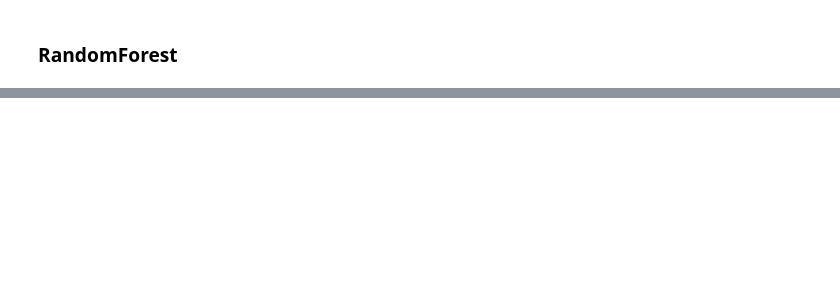
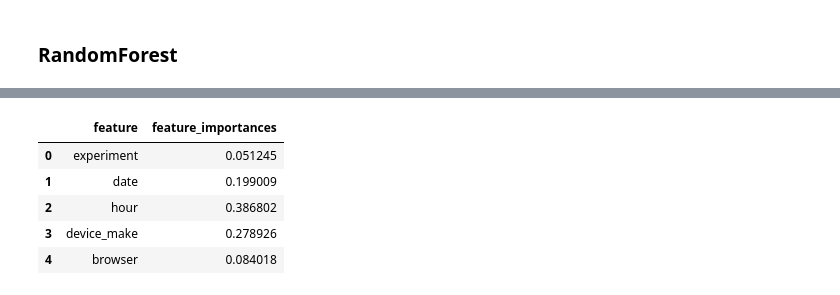
Before and after one commit to TenAcademy/A_B-Hypothesis-Testing, a Jupyter notebook: notebooks/modeling.ipynb, the cells around one changed output, grey strips where cells are left out. Cells and saved outputs as stored; diff of their text form; code cells hidden in the pictures; blank space fills up the shorter version.

```diff
--- a/notebooks/modeling.ipynb
+++ b/notebooks/modeling.ipynb
@@ -465,0 +489,9 @@ sns.heatmap(cf, annot=True, annot_kws={'size':10},
+# %%
+rf.get_feature_importance()
+# %% [output]
+|  | feature | feature_importances |
+| 0 | experiment | 0.051245 |
+| 1 | date | 0.199009 |
+| 2 | hour | 0.386802 |
+| 3 | device_make | 0.278926 |
+| 4 | browser | 0.084018 |
```
Also changed, not shown: parts of 14 cells of this notebook, 2 other files.
